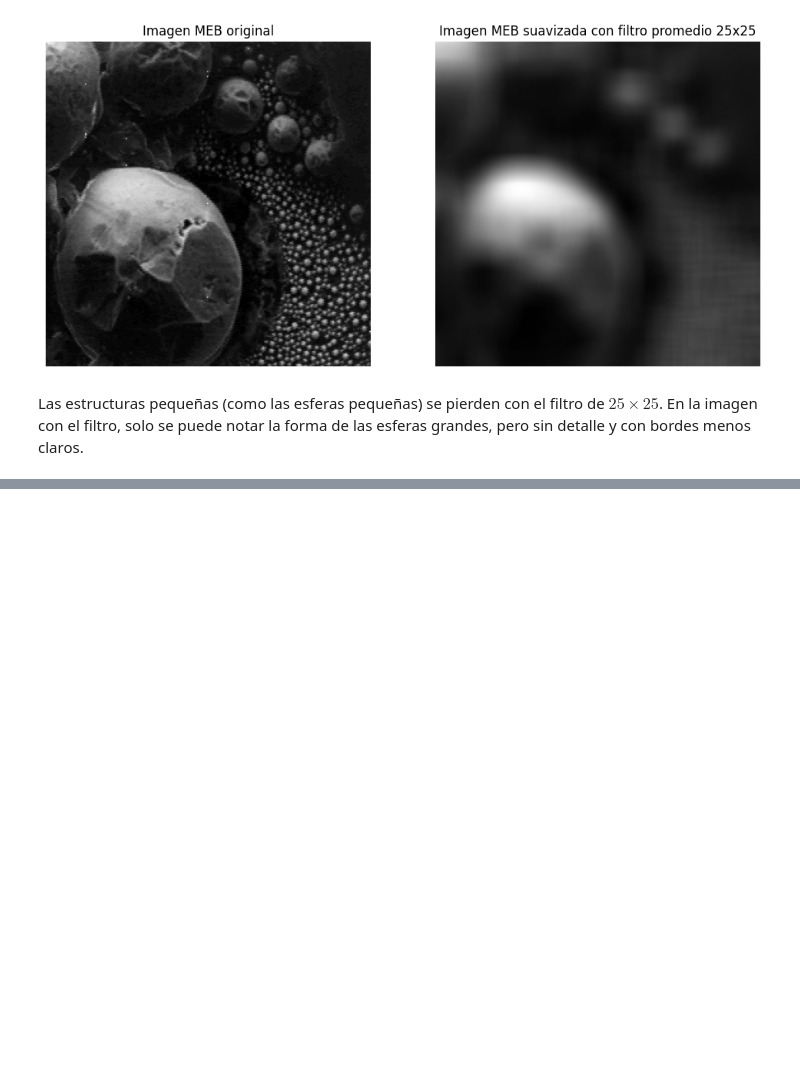
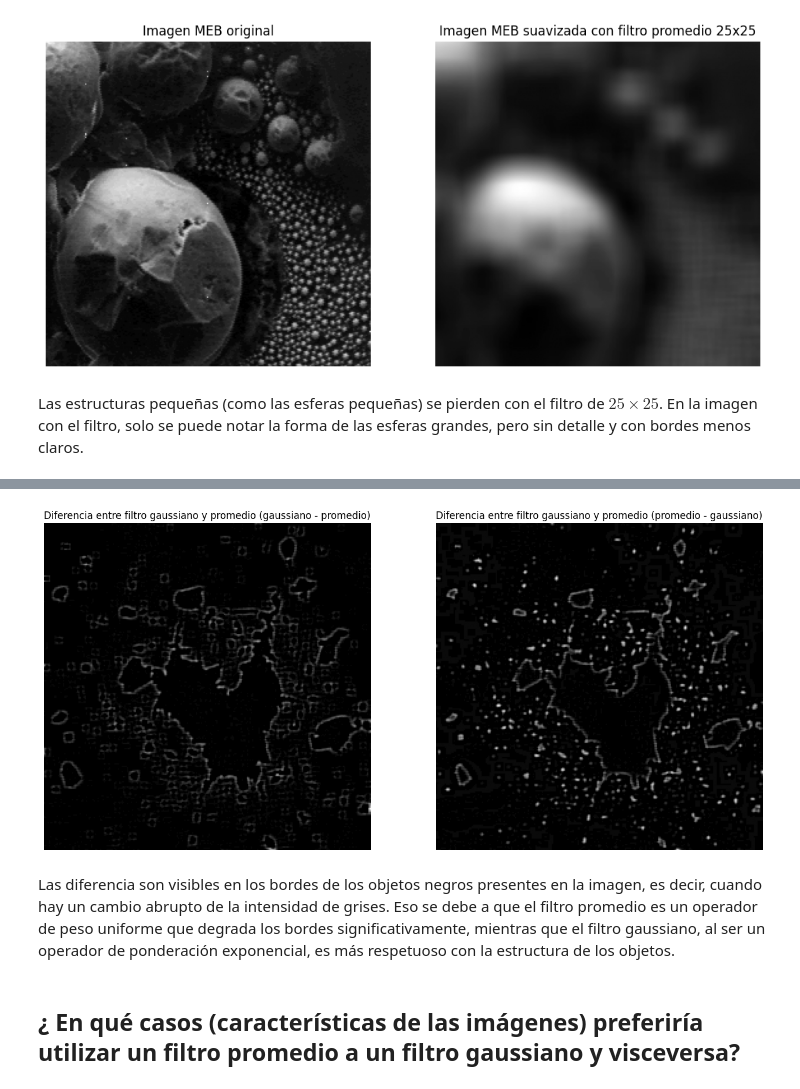
Before and after one commit to santichica/tallleres-cv, a Jupyter notebook: taller5/filtros_lineales_suavizantes.ipynb, the cells around one changed output, grey strips where cells are left out. Cells and saved outputs as stored; diff of their text form; code cells hidden in the pictures; blank space fills up the shorter version.

```diff
--- a/taller5/filtros_lineales_suavizantes.ipynb
+++ b/taller5/filtros_lineales_suavizantes.ipynb
@@ -168,0 +217,17 @@ Las estructuras pequeñas (como las esferas pequeñas) se pierden con el filtro
+# %%
+diferencia_gaussiano_promedio = cv2.subtract(imagen_impact_filtro_gausiano.astype(np.uint8), imagen_impact_promedio_5_5.astype(np.uint8))
+diferencia_promedio_gaussiano = cv2.subtract(imagen_impact_promedio_5_5.astype(np.uint8), imagen_impact_filtro_gausiano.astype(np.uint8))
+fig, ax = plt.subplots(1, 2, figsize=(16, 8))
+ax[0].imshow(diferencia_gaussiano_promedio, cmap='gray')
+ax[0].set_title('Diferencia entre filtro gaussiano y promedio (gaussiano - promedio)')
+ax[0].axis('off')
+ax[1].imshow(diferencia_promedio_gaussiano, cmap='gray')
+ax[1].set_title('Diferencia entre filtro gaussiano y promedio (promedio - gaussiano)')
+ax[1].axis('off')
+plt.show()
+# %% [output]
+[figure, added]
+# %% [markdown]
+Las diferencia son visibles en los bordes de los objetos negros presentes en la imagen, es decir, cuando hay un cambio abrupto de la intensidad de grises. Eso se debe a que el filtro promedio es un operador de peso uniforme que degrada los bordes significativamente, mientras que el filtro gaussiano, al ser un operador de ponderación exponencial, es más respetuoso con la estructura de los objetos.
+# %% [markdown]
+## ¿ En qué casos (características de las imágenes) preferiría utilizar un filtro promedio a un filtro gaussiano y visceversa?
```
Also changed, not shown: parts of 11 cells of this notebook.
